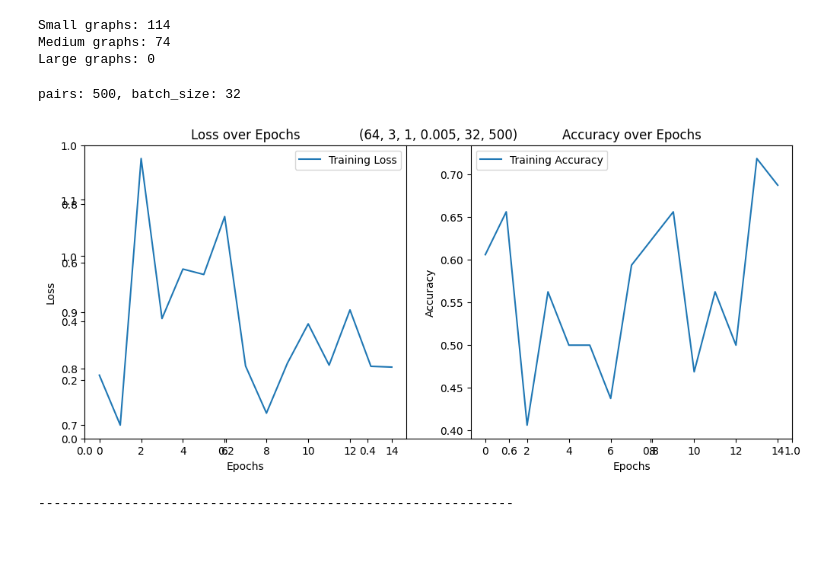
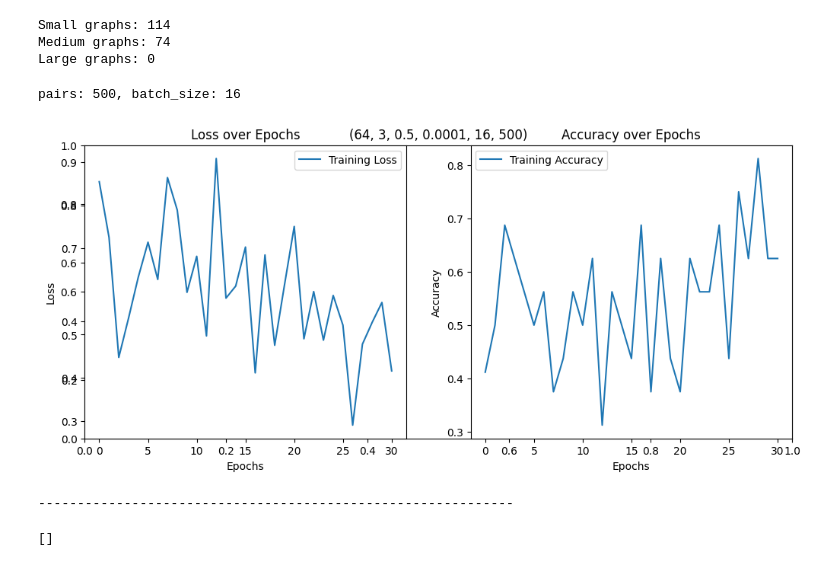
Before and after one commit to tsimiho/gmn, a Jupyter notebook: gmn_synthetic_mutag.ipynb, the cells around one changed output. Drawn from its saved outputs; the diff is of its cells as text; code cells hidden in the pictures.

```diff
--- a/gmn_synthetic_mutag.ipynb
+++ b/gmn_synthetic_mutag.ipynb
@@ -964,18 +964,18 @@ hyperparameters_mutag = [
 # class 2:
 # class 3:
 # %%
-hyperparams = (64, 3, 1, 0.005, 32, 500)
+hyperparams = (64, 3, 0.5, 0.0001, 16, 500)
 newargs = NewArgs(*hyperparams)
 model = GraphMatchingNetwork(newargs)
 optimizer = Adam(model.parameters(), lr=newargs.lr, weight_decay=1e-5)
 pairs, labels = create_graph_pairs(dataset, newargs.num_pairs)
 train(model, optimizer, pairs, labels, newargs.batch_size, str(hyperparams))
 # acc_test(model, True, 0.8)
 print("-------------------------------------------------------------")
 # break
 # %% [output]
-pairs: 500, batch_size: 32
+pairs: 500, batch_size: 16
-[figure, old version]
+[figure, new version]
 -------------------------------------------------------------
 # %%
 def plot_mutag(
@@ -1050,5 +1050,9 @@ def plot_mutag(
         axes[1].set_title("Graph 2")
 
     plt.show()
+# %%
+print(small_classes["class_1"])
+# %% [output]
+[]
 # %%
 c = f"class_0"
```
Also changed, not shown: parts of 13 cells of this notebook, 28 other files.
